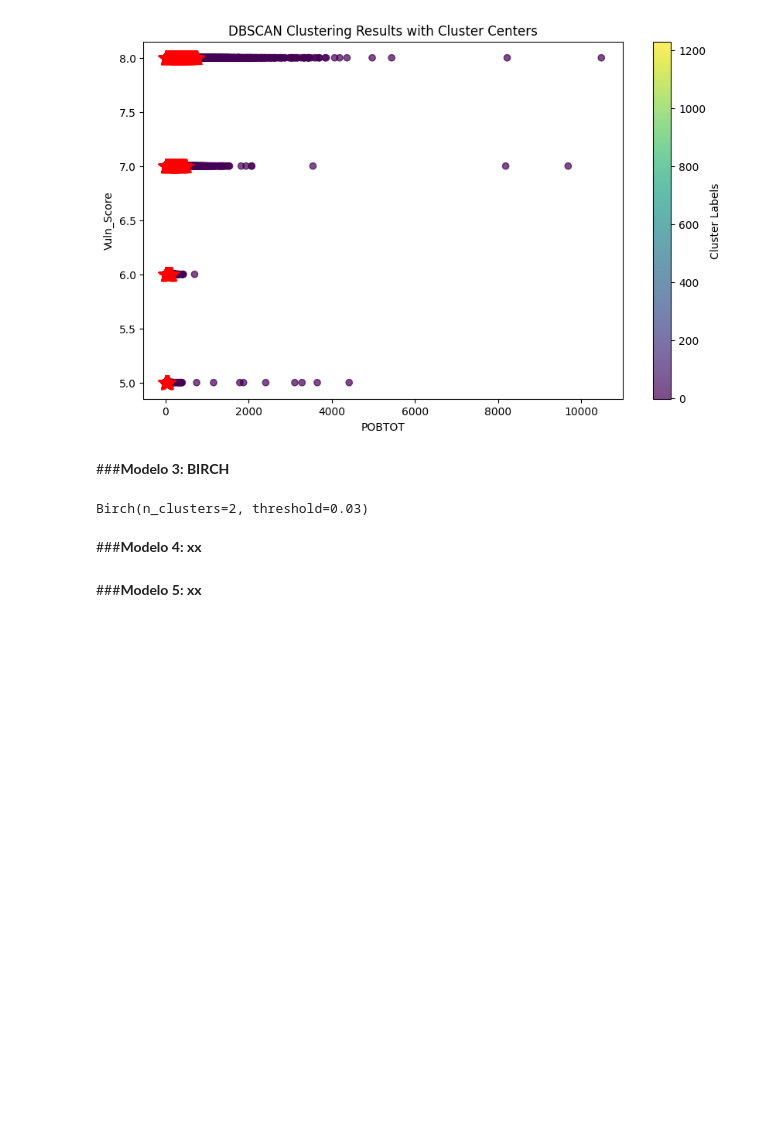
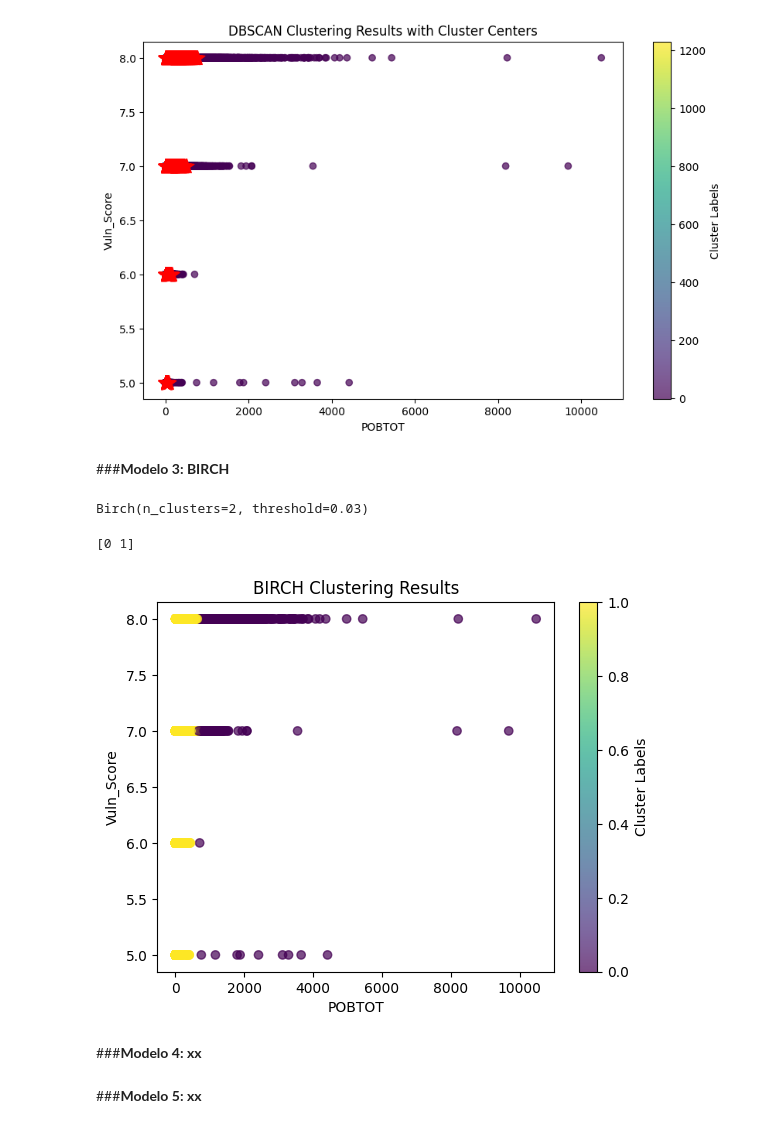
Before and after one commit to LH-1169213/IslasDeCalor, a Jupyter notebook: EDA_SCITEL_INEGI_Avance_4.ipynb, the cells around one changed output. Drawn from its saved outputs; the diff is of its cells as text; code cells hidden in the pictures; blank space fills up the shorter version.

```diff
--- a/EDA_SCITEL_INEGI_Avance_4.ipynb
+++ b/EDA_SCITEL_INEGI_Avance_4.ipynb
@@ -2612,6 +2612,22 @@ birch_model = Birch(threshold=0.03, n_clusters=2)
 birch_model.fit(vuln_df[['Vuln_Score','POBTOT']])
 # %% [output]
 Birch(n_clusters=2, threshold=0.03)
+# %%
+birch_result = birch_model.predict(vuln_df[['Vuln_Score','POBTOT']])
+birch_clusters = unique(birch_result)
+print(birch_clusters)
+# %% [output]
+[0 1]
+# %%
+plt.scatter(vuln_df['POBTOT'], vuln_df['Vuln_Score'], c=birch_result, cmap='viridis', alpha=0.7)
+plt.colorbar(label='Cluster Labels')
+plt.xlabel('POBTOT')
+plt.ylabel('Vuln_Score')
+plt.title('BIRCH Clustering Results')
+
+plt.show()
+# %% [output]
+[figure, added]
 # %% [markdown]
 ###**Modelo 4: xx**
 # %% [markdown]
```
